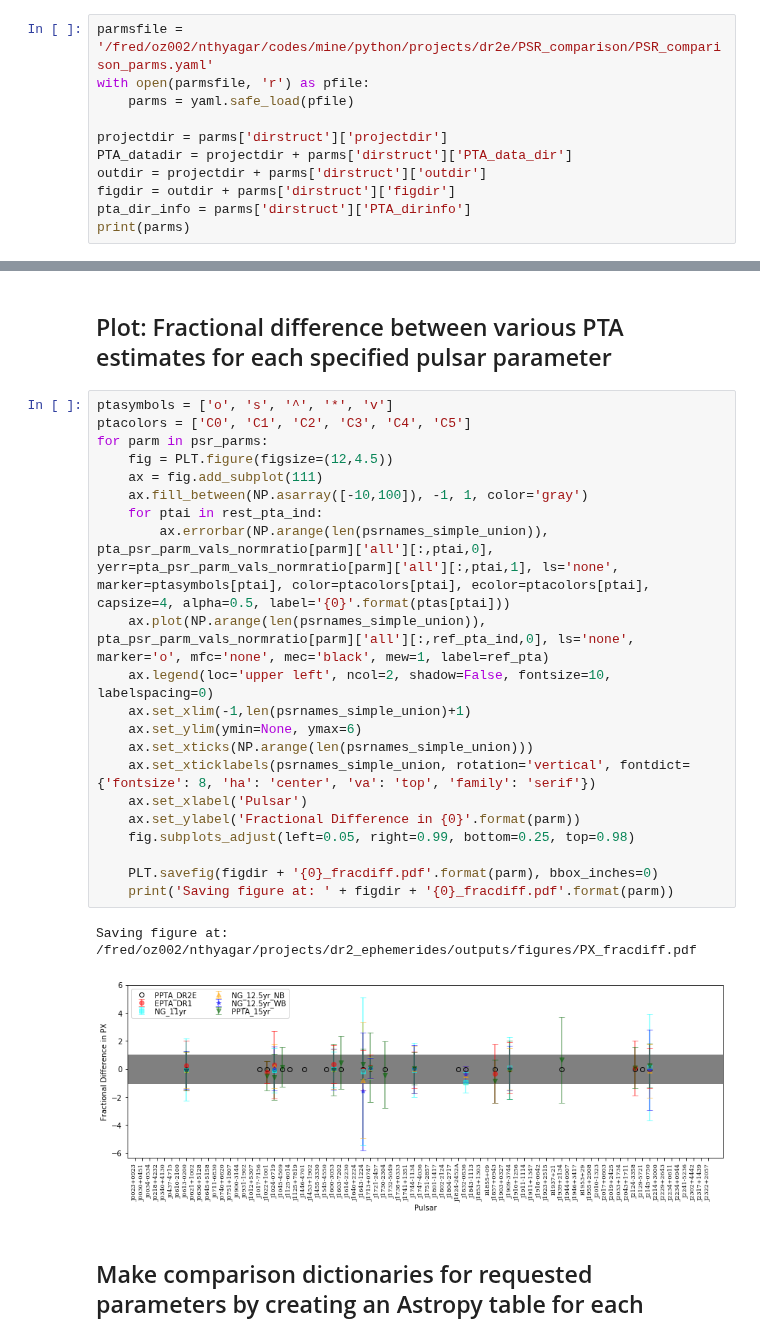
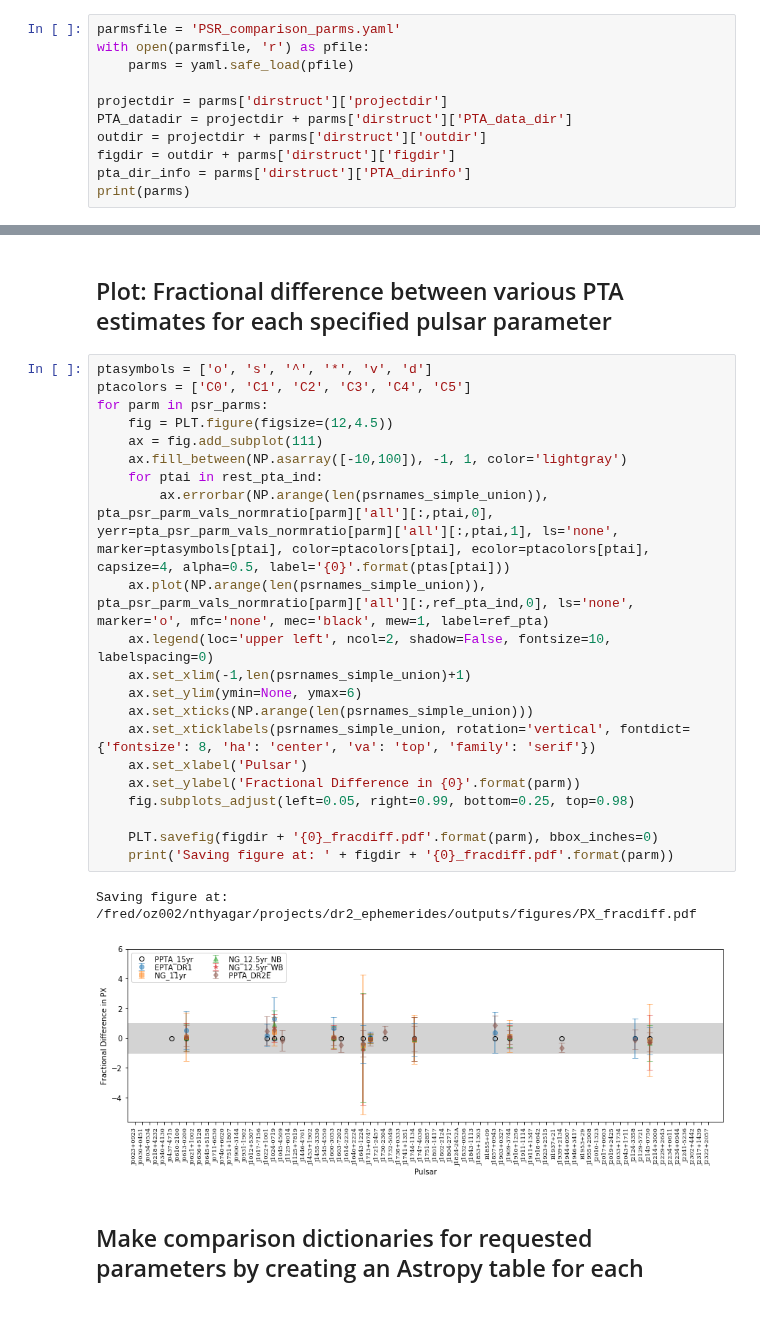
Before and after one commit to danielreardon/ppta_dr2_ephemerides, a Jupyter notebook: parameterComparisonScripts/compare_PSR_parms.ipynb, the cells around one changed output, grey strips where cells are left out. Saved outputs shown, nothing was run; the diff lists cells and outputs as text.

Commit message:
Minor fixes to PSR comparison notebook and YAML file

```diff
--- a/parameterComparisonScripts/compare_PSR_parms.ipynb
+++ b/parameterComparisonScripts/compare_PSR_parms.ipynb
@@ -17,7 +17,7 @@ import readParFile
 # %% [markdown]
 ## Read input file containing parameters for the script
 # %%
-parmsfile = '/fred/oz002/nthyagar/codes/mine/python/projects/dr2e/PSR_comparison/PSR_comparison_parms.yaml'
+parmsfile = 'PSR_comparison_parms.yaml'
 with open(parmsfile, 'r') as pfile:
     parms = yaml.safe_load(pfile)
 
@@ -188,29 +198,29 @@ print(pta_psr_parm_vals_normratio[parm]['all'])
 # %% [markdown]
 ## Plot: Fractional difference between various PTA estimates for each specified pulsar parameter
 # %%
-ptasymbols = ['o', 's', '^', '*', 'v']
+ptasymbols = ['o', 's', '^', '*', 'v', 'd']
 ptacolors = ['C0', 'C1', 'C2', 'C3', 'C4', 'C5']
 for parm in psr_parms:
     fig = PLT.figure(figsize=(12,4.5))
     ax = fig.add_subplot(111)
-    ax.fill_between(NP.asarray([-10,100]), -1, 1, color='gray')
+    ax.fill_between(NP.asarray([-10,100]), -1, 1, color='lightgray')
     for ptai in rest_pta_ind:
         ax.errorbar(NP.arange(len(psrnames_simple_union)), pta_psr_parm_vals_normratio[parm]['all'][:,ptai,0], yerr=pta_psr_parm_vals_normratio[parm]['all'][:,ptai,1], ls='none', marker=ptasymbols[ptai], color=ptacolors[ptai], ecolor=ptacolors[ptai], capsize=4, alpha=0.5, label='{0}'.format(ptas[ptai]))
     ax.plot(NP.arange(len(psrnames_simple_union)), pta_psr_parm_vals_normratio[parm]['all'][:,ref_pta_ind,0], ls='none', marker='o', mfc='none', mec='black', mew=1, label=ref_pta)
     ax.legend(loc='upper left', ncol=2, shadow=False, fontsize=10, labelspacing=0)
     ax.set_xlim(-1,len(psrnames_simple_union)+1)
     ax.set_ylim(ymin=None, ymax=6)
     ax.set_xticks(NP.arange(len(psrnames_simple_union)))
     ax.set_xticklabels(psrnames_simple_union, rotation='vertical', fontdict={'fontsize': 8, 'ha': 'center', 'va': 'top', 'family': 'serif'})
     ax.set_xlabel('Pulsar')
     ax.set_ylabel('Fractional Difference in {0}'.format(parm))
     fig.subplots_adjust(left=0.05, right=0.99, bottom=0.25, top=0.98)
 
     PLT.savefig(figdir + '{0}_fracdiff.pdf'.format(parm), bbox_inches=0)
     print('Saving figure at: ' + figdir + '{0}_fracdiff.pdf'.format(parm))
 # %% [output]
 Saving figure at: /fred/oz002/nthyagar/projects/dr2_ephemerides/outputs/figures/PX_fracdiff.pdf
-[figure, old version]
+[figure, new version]
 # %% [markdown]
 ## Make comparison dictionaries for requested parameters by creating an Astropy table for each
 # %%
```
Also changed, not shown: parts of 1 cell of this notebook, 1 other file.
